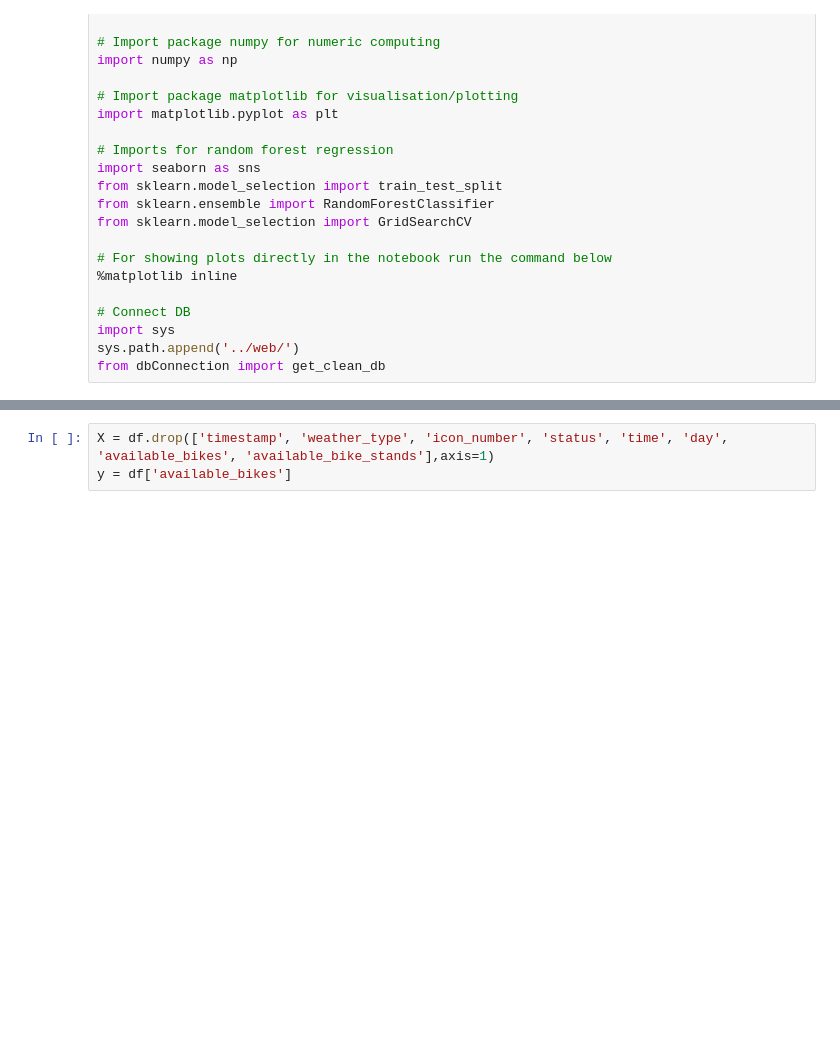
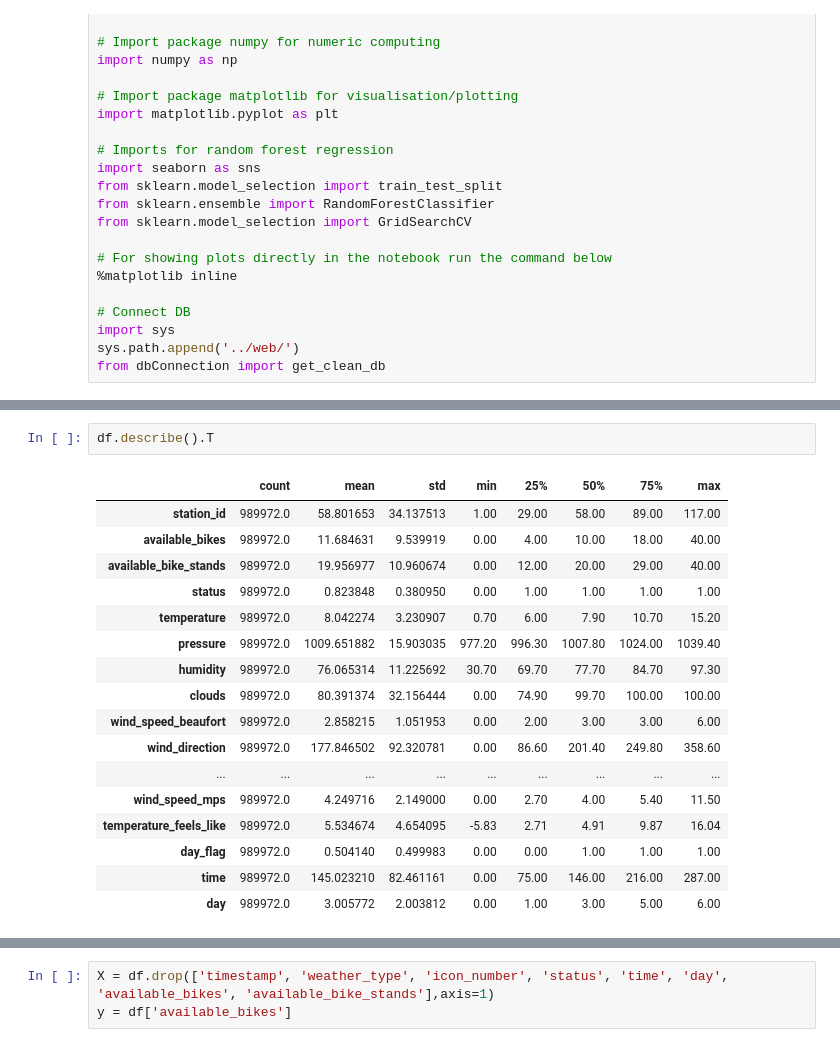
Before and after one commit to florian-lechner/bikecity, a Jupyter notebook: Prediction_Model/prediction.ipynb, the cells around one changed output, grey strips where cells are left out. Drawn from its saved outputs; the diff is of its cells as text; blank space fills up the shorter version.

```diff
--- a/Prediction_Model/prediction.ipynb
+++ b/Prediction_Model/prediction.ipynb
@@ -76,0 +167,20 @@ dtype: object
+# %%
+df.describe().T
+# %% [output]
+|  | count | mean | std | min | 25% | 50% | 75% | max |
+| station_id | 989972.0 | 58.801653 | 34.137513 | 1.00 | 29.00 | 58.00 | 89.00 | 117.00 |
+| available_bikes | 989972.0 | 11.684631 | 9.539919 | 0.00 | 4.00 | 10.00 | 18.00 | 40.00 |
+| available_bike_stands | 989972.0 | 19.956977 | 10.960674 | 0.00 | 12.00 | 20.00 | 29.00 | 40.00 |
+| status | 989972.0 | 0.823848 | 0.380950 | 0.00 | 1.00 | 1.00 | 1.00 | 1.00 |
+| temperature | 989972.0 | 8.042274 | 3.230907 | 0.70 | 6.00 | 7.90 | 10.70 | 15.20 |
+| pressure | 989972.0 | 1009.651882 | 15.903035 | 977.20 | 996.30 | 1007.80 | 1024.00 | 1039.40 |
+| humidity | 989972.0 | 76.065314 | 11.225692 | 30.70 | 69.70 | 77.70 | 84.70 | 97.30 |
+| clouds | 989972.0 | 80.391374 | 32.156444 | 0.00 | 74.90 | 99.70 | 100.00 | 100.00 |
+| wind_speed_beaufort | 989972.0 | 2.858215 | 1.051953 | 0.00 | 2.00 | 3.00 | 3.00 | 6.00 |
+| wind_direction | 989972.0 | 177.846502 | 92.320781 | 0.00 | 86.60 | 201.40 | 249.80 | 358.60 |
+| ... | ... | ... | ... | ... | ... | ... | ... | ... |
+| wind_speed_mps | 989972.0 | 4.249716 | 2.149000 | 0.00 | 2.70 | 4.00 | 5.40 | 11.50 |
+| temperature_feels_like | 989972.0 | 5.534674 | 4.654095 | -5.83 | 2.71 | 4.91 | 9.87 | 16.04 |
+| day_flag | 989972.0 | 0.504140 | 0.499983 | 0.00 | 0.00 | 1.00 | 1.00 | 1.00 |
+| time | 989972.0 | 145.023210 | 82.461161 | 0.00 | 75.00 | 146.00 | 216.00 | 287.00 |
+| day | 989972.0 | 3.005772 | 2.003812 | 0.00 | 1.00 | 3.00 | 5.00 | 6.00 |
```
Also changed, not shown: parts of 12 cells of this notebook.
